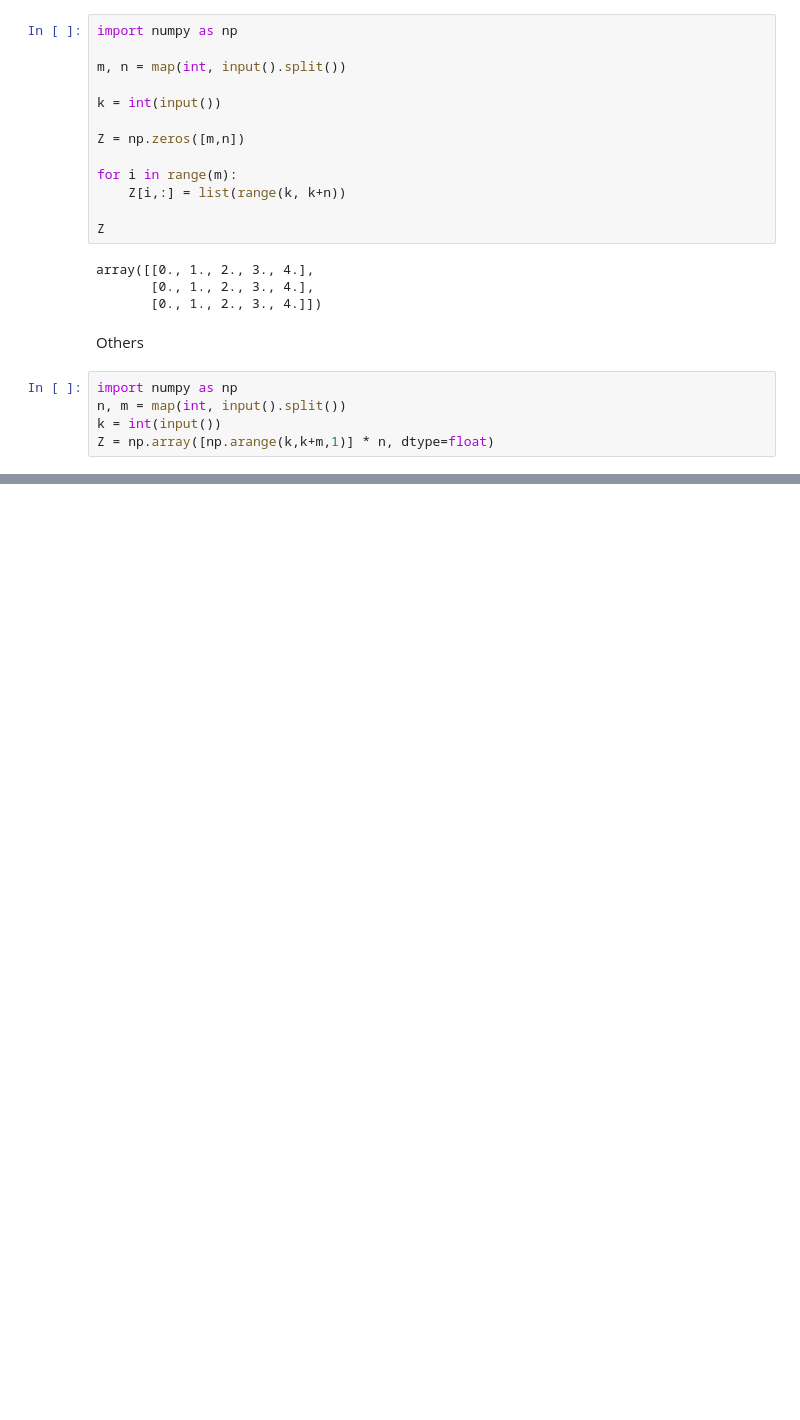
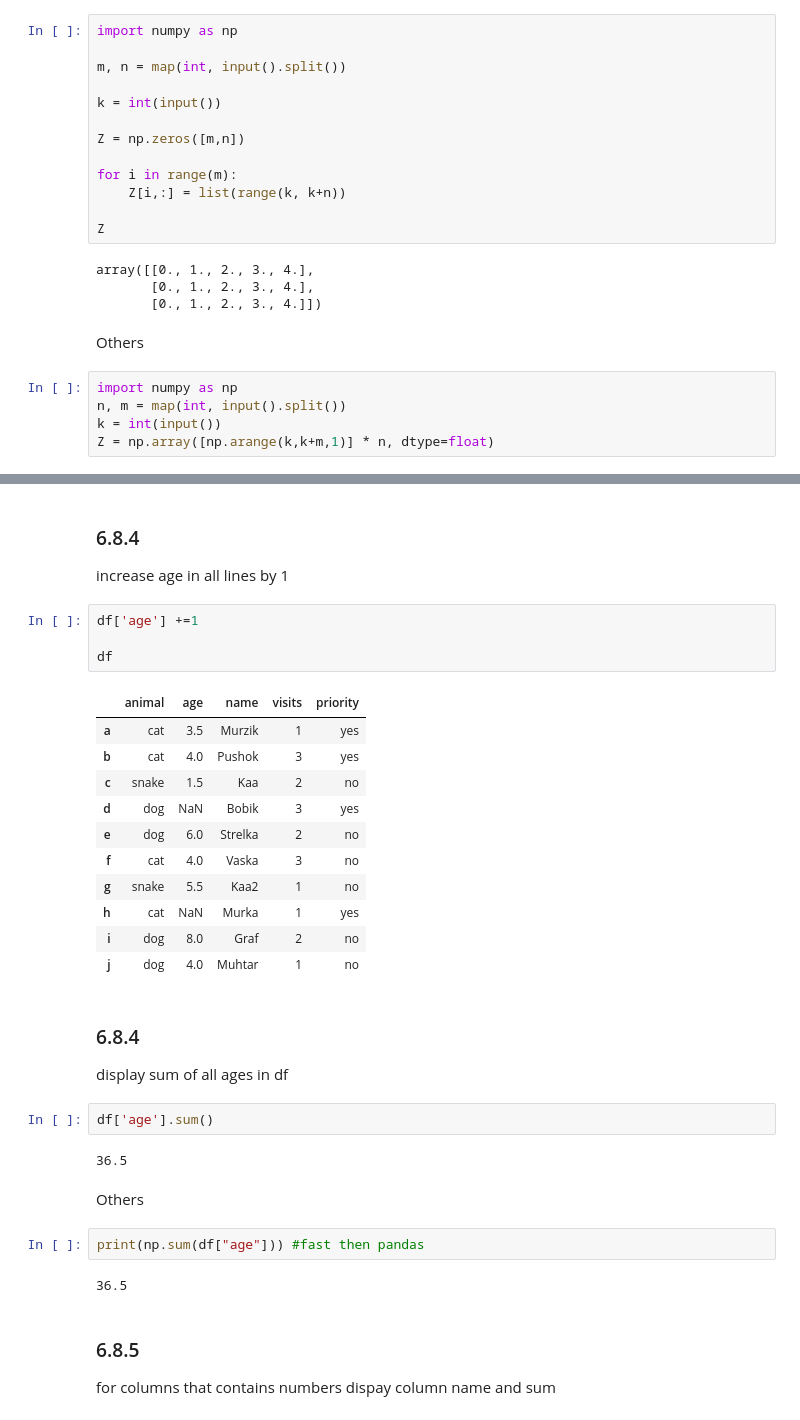
Before and after one commit to meDoLIF/self_study, a Jupyter notebook: Stepic.ipynb, the cells around one changed output, grey strips where cells are left out. Cells and saved outputs as stored; diff of their text form; blank space fills up the shorter version.

```diff
--- a/Stepic.ipynb
+++ b/Stepic.ipynb
@@ -2647,0 +3059,38 @@ Z = np.array([np.arange(k,k+m,1)] * n, dtype=float)
+# %% [markdown]
+### 6.8.4
+
+increase age in all lines by 1
+# %%
+df['age'] +=1
+
+df
+# %% [output]
+|  | animal | age | name | visits | priority |
+| a | cat | 3.5 | Murzik | 1 | yes |
+| b | cat | 4.0 | Pushok | 3 | yes |
+| c | snake | 1.5 | Kaa | 2 | no |
+| d | dog | NaN | Bobik | 3 | yes |
+| e | dog | 6.0 | Strelka | 2 | no |
+| f | cat | 4.0 | Vaska | 3 | no |
+| g | snake | 5.5 | Kaa2 | 1 | no |
+| h | cat | NaN | Murka | 1 | yes |
+| i | dog | 8.0 | Graf | 2 | no |
+| j | dog | 4.0 | Muhtar | 1 | no |
+# %% [markdown]
+### 6.8.4
+
+display sum of all ages in df
+# %%
+df['age'].sum()
+# %% [output]
+36.5
+# %% [markdown]
+Others
+# %%
+print(np.sum(df["age"])) #fast then pandas
+# %% [output]
+36.5
+# %% [markdown]
+### 6.8.5
+
+for columns that contains numbers dispay column name and sum
```
Also changed, not shown: parts of 80 cells of this notebook, 1 other file.
